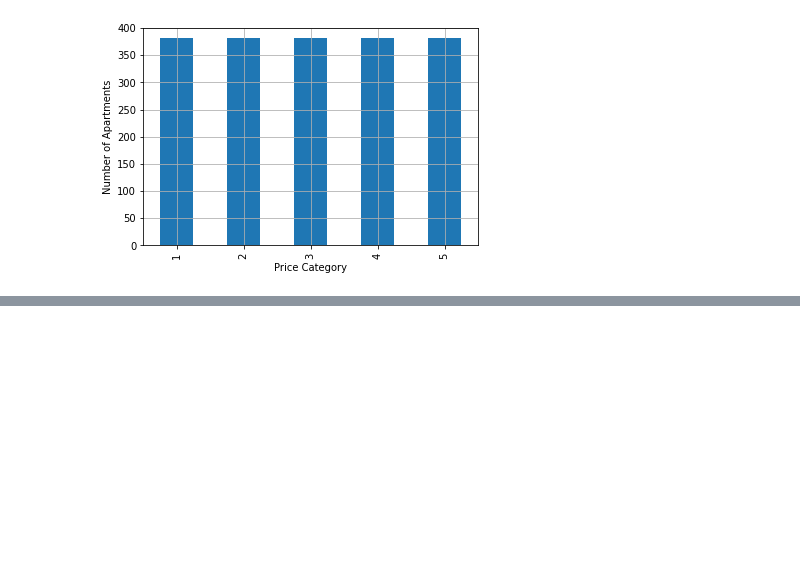
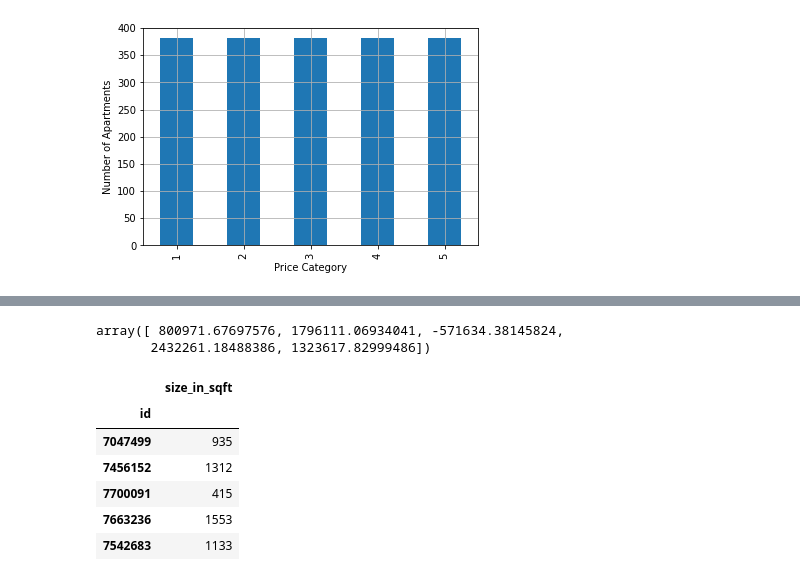
Before and after one commit to k9pranav/ML_learning_and_exp, a Jupyter notebook: Dubai_property.ipynb, the cells around one changed output, grey strips where cells are left out. Drawn from its saved outputs; the diff is of its cells as text; code cells hidden in the pictures; blank space fills up the shorter version.

```diff
--- a/Dubai_property.ipynb
+++ b/Dubai_property.ipynb
@@ -139,0 +145,30 @@ array([[0.99859577],
+# %%
+# Feature Engineering: Standardization. Sometimes, the range of the values of the attributes
+# is too much/varied, which decreases the validity/accuracy of model/predictions
+# so we scale the variables. Here I have used standardization to scale the values.
+# Here, I have scaled both the dependent and independent variables
+
+from sklearn.compose import TransformedTargetRegressor
+
+some_new_data = dubai[['size_in_sqft']].iloc[:5]
+
+model = TransformedTargetRegressor(LinearRegression(),
+                                   transformer = StandardScaler())
+
+model.fit(housing[['size_in_sqft']], housing_label)
+predictions = model.predict(some_new_data)
+# %%
+predictions
+# %% [output]
+array([ 800971.67697576, 1796111.06934041, -571634.38145824,
+       2432261.18488386, 1323617.82999486])
+# %%
+some_new_data
+# %% [output]
+|  | size_in_sqft |
+| id |  |
+| 7047499 | 935 |
+| 7456152 | 1312 |
+| 7700091 | 415 |
+| 7663236 | 1553 |
+| 7542683 | 1133 |
```
Also changed, not shown: parts of 6 cells of this notebook.
